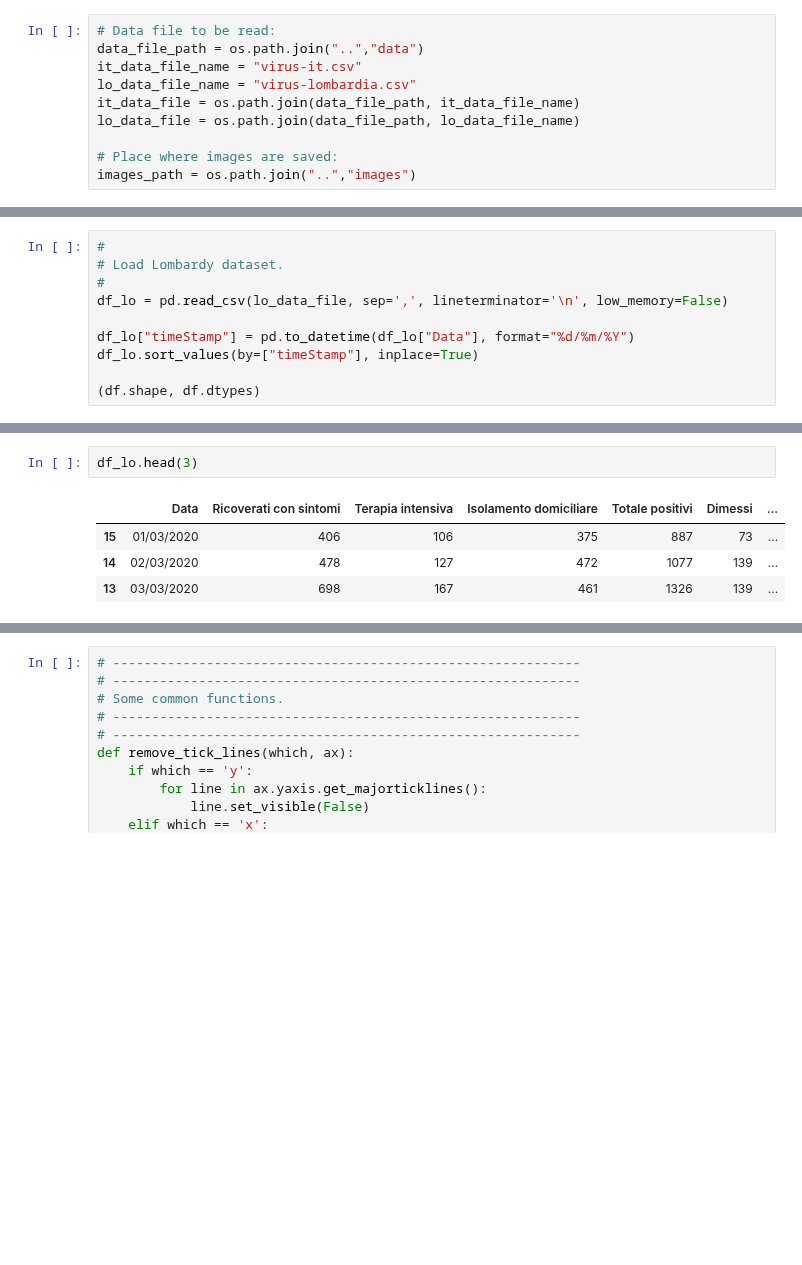
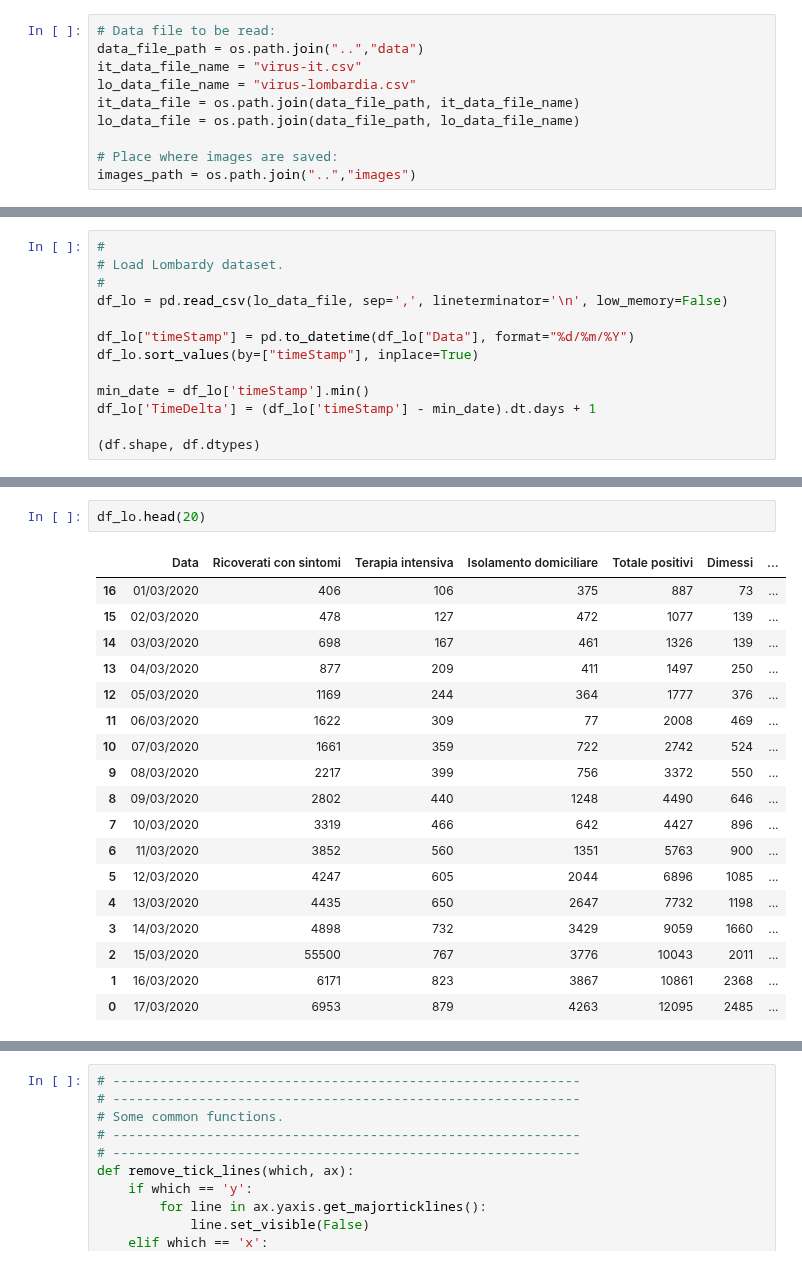
Before and after one commit to p-giovanni/Statistics, a Jupyter notebook: notebook/CoronaVirus.ipynb, the cells around one changed output, grey strips where cells are left out. Saved outputs shown, nothing was run; the diff lists cells and outputs as text; blank space fills up the shorter version.

```diff
--- a/notebook/CoronaVirus.ipynb
+++ b/notebook/CoronaVirus.ipynb
@@ -53,5 +64,8 @@ df_lo = pd.read_csv(lo_data_file, sep=',', lineterminator='\n', low_memory=False
 df_lo["timeStamp"] = pd.to_datetime(df_lo["Data"], format="%d/%m/%Y")
 df_lo.sort_values(by=["timeStamp"], inplace=True)
 
+min_date = df_lo['timeStamp'].min()
+df_lo['TimeDelta'] = (df_lo['timeStamp'] - min_date).dt.days + 1
+
 (df.shape, df.dtypes)
 # %% [output]
@@ -72,7 +101,21 @@ df.head(2)
 # %%
-df_lo.head(3)
+df_lo.head(20)
 # %% [output]
 |  | Data | Ricoverati con sintomi | Terapia intensiva | Isolamento domiciliare | Totale positivi | Dimessi | ... |
-| 15 | 01/03/2020 | 406 | 106 | 375 | 887 | 73 | ... |
-| 14 | 02/03/2020 | 478 | 127 | 472 | 1077 | 139 | ... |
-| 13 | 03/03/2020 | 698 | 167 | 461 | 1326 | 139 | ... |
+| 16 | 01/03/2020 | 406 | 106 | 375 | 887 | 73 | ... |
+| 15 | 02/03/2020 | 478 | 127 | 472 | 1077 | 139 | ... |
+| 14 | 03/03/2020 | 698 | 167 | 461 | 1326 | 139 | ... |
+| 13 | 04/03/2020 | 877 | 209 | 411 | 1497 | 250 | ... |
+| 12 | 05/03/2020 | 1169 | 244 | 364 | 1777 | 376 | ... |
+| 11 | 06/03/2020 | 1622 | 309 | 77 | 2008 | 469 | ... |
+| 10 | 07/03/2020 | 1661 | 359 | 722 | 2742 | 524 | ... |
+| 9 | 08/03/2020 | 2217 | 399 | 756 | 3372 | 550 | ... |
+| 8 | 09/03/2020 | 2802 | 440 | 1248 | 4490 | 646 | ... |
+| 7 | 10/03/2020 | 3319 | 466 | 642 | 4427 | 896 | ... |
+| 6 | 11/03/2020 | 3852 | 560 | 1351 | 5763 | 900 | ... |
+| 5 | 12/03/2020 | 4247 | 605 | 2044 | 6896 | 1085 | ... |
+| 4 | 13/03/2020 | 4435 | 650 | 2647 | 7732 | 1198 | ... |
+| 3 | 14/03/2020 | 4898 | 732 | 3429 | 9059 | 1660 | ... |
+| 2 | 15/03/2020 | 55500 | 767 | 3776 | 10043 | 2011 | ... |
+| 1 | 16/03/2020 | 6171 | 823 | 3867 | 10861 | 2368 | ... |
+| 0 | 17/03/2020 | 6953 | 879 | 4263 | 12095 | 2485 | ... |
```
Also changed, not shown: parts of 8 cells of this notebook, 5 other files.
